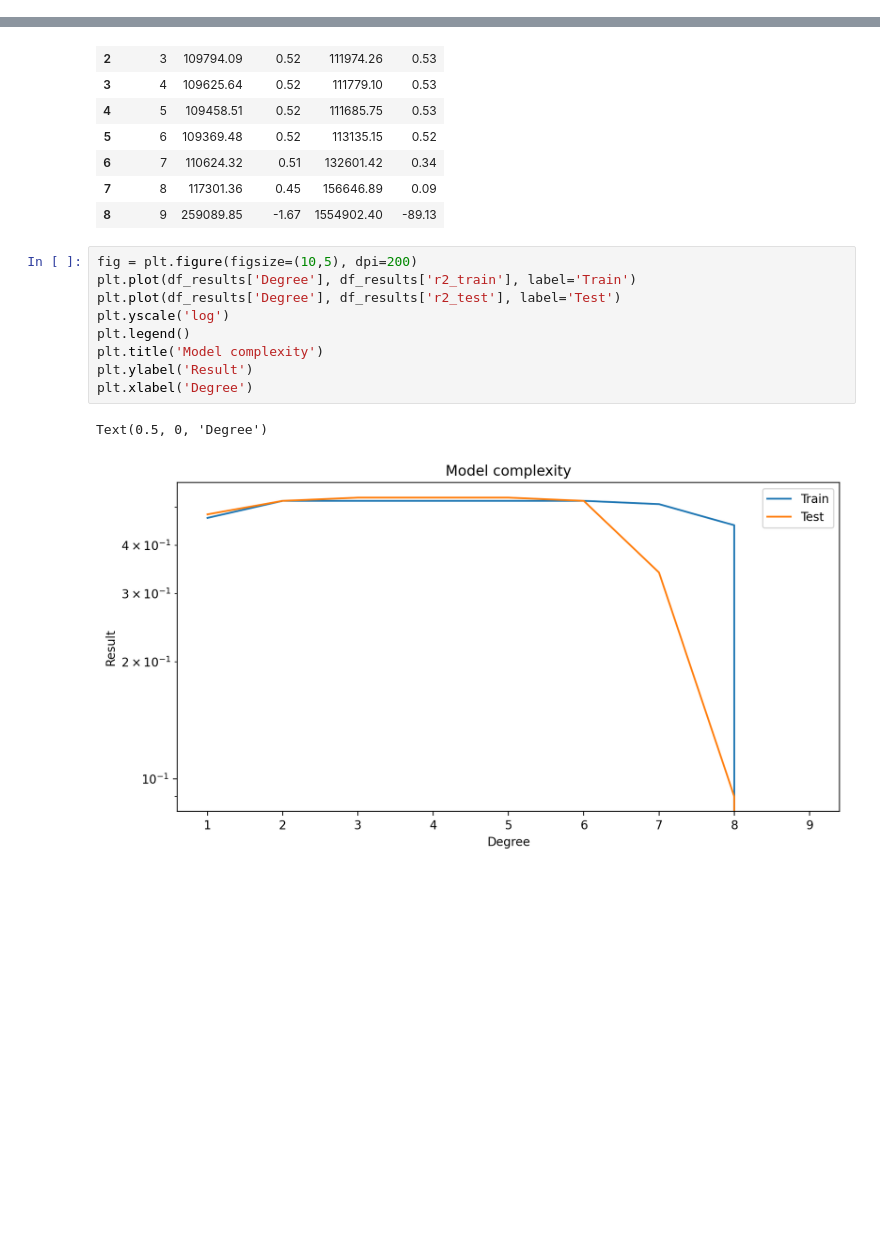
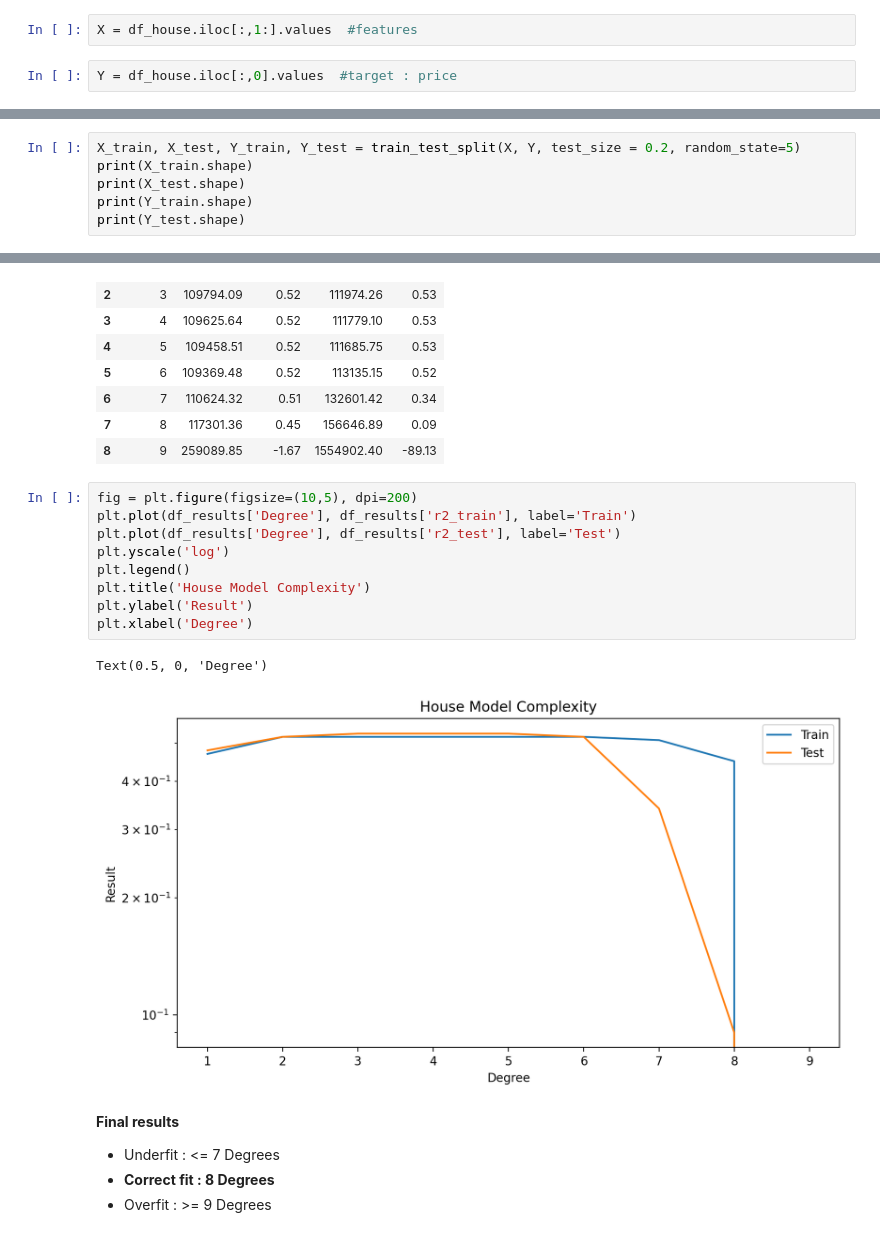
Before and after one commit to KNobles/challenge-regression, a Jupyter notebook: Final.ipynb, the cells around one changed output, grey strips where cells are left out. Cells and saved outputs as stored; diff of their text form; blank space fills up the shorter version.

Commit message:
both models

```diff
--- a/Final.ipynb
+++ b/Final.ipynb
@@ -506,0 +510,4 @@ plt.show()
+# %%
+X = df_house.iloc[:,1:].values  #features
+# %%
+Y = df_house.iloc[:,0].values  #target : price
@@ -506,0 +516,6 @@ plt.show()
+# %%
+X_train, X_test, Y_train, Y_test = train_test_split(X, Y, test_size = 0.2, random_state=5)
+print(X_train.shape)
+print(X_test.shape)
+print(Y_train.shape)
+print(Y_test.shape)
@@ -567,12 +591,17 @@ df_results
 # %%
 fig = plt.figure(figsize=(10,5), dpi=200)
 plt.plot(df_results['Degree'], df_results['r2_train'], label='Train')
 plt.plot(df_results['Degree'], df_results['r2_test'], label='Test')
 plt.yscale('log')
 plt.legend()
-plt.title('Model complexity')
+plt.title('House Model Complexity')
 plt.ylabel('Result')
 plt.xlabel('Degree')
 # %% [output]
 Text(0.5, 0, 'Degree')
-[figure, old version]
+[figure, new version]
+# %% [markdown]
+**Final results**
+* Underfit : <= 7 Degrees
+* **Correct fit : 8 Degrees**
+* Overfit : >= 9 Degrees
```
Also changed, not shown: parts of 25 cells of this notebook.
